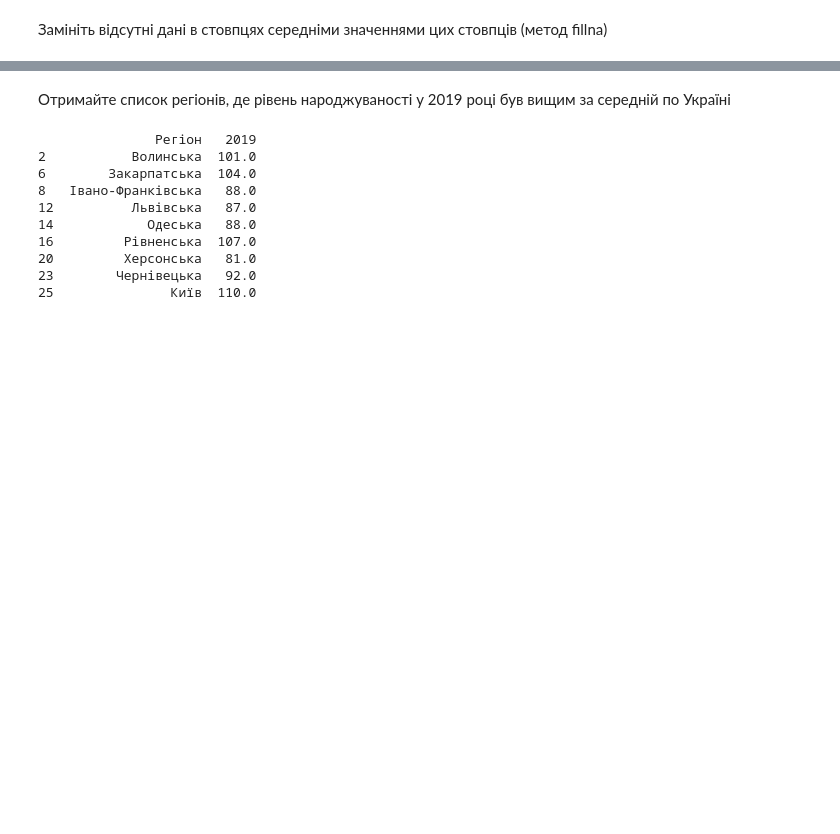
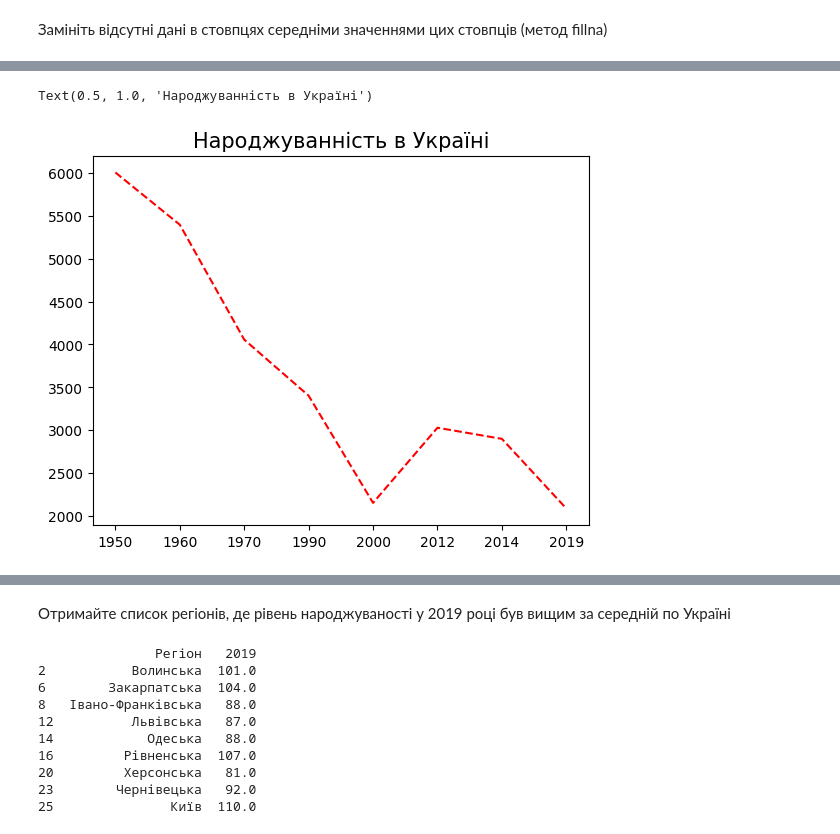
Before and after one commit to Unfeir/DS, a Jupyter notebook: Hw2_1.ipynb, the cells around one changed output, grey strips where cells are left out. Drawn from its saved outputs; the diff is of its cells as text; code cells hidden in the pictures; blank space fills up the shorter version.

```diff
--- a/Hw2_1.ipynb
+++ b/Hw2_1.ipynb
@@ -162,0 +159,11 @@ df
+# %%
+x = df.sum()
+y = x.index.tolist()[1:]
+x = x[1:]
+x= x.tolist()
+
+plt.plot(y, x, linestyle="--", color="red")
+plt.title('Народжуванність в Україні', fontsize=15)
+# %% [output]
+Text(0.5, 1.0, 'Народжуванність в Україні')
+[figure, added]
```
Also changed, not shown: parts of 6 cells of this notebook.
